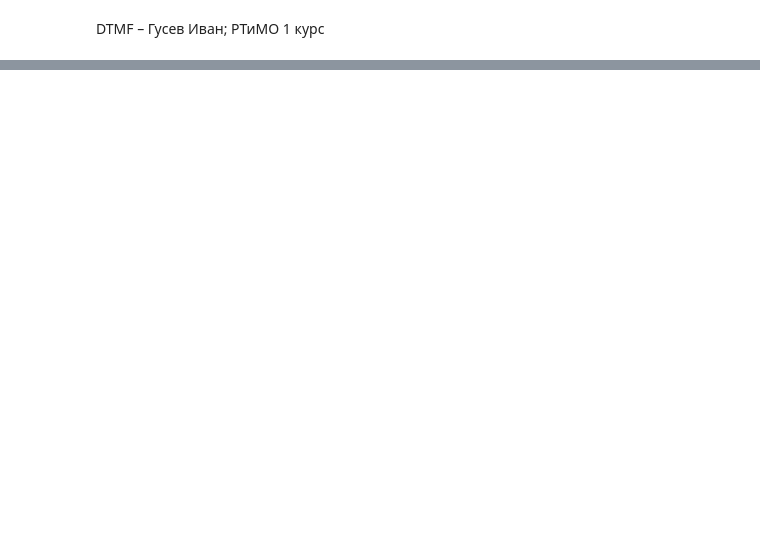
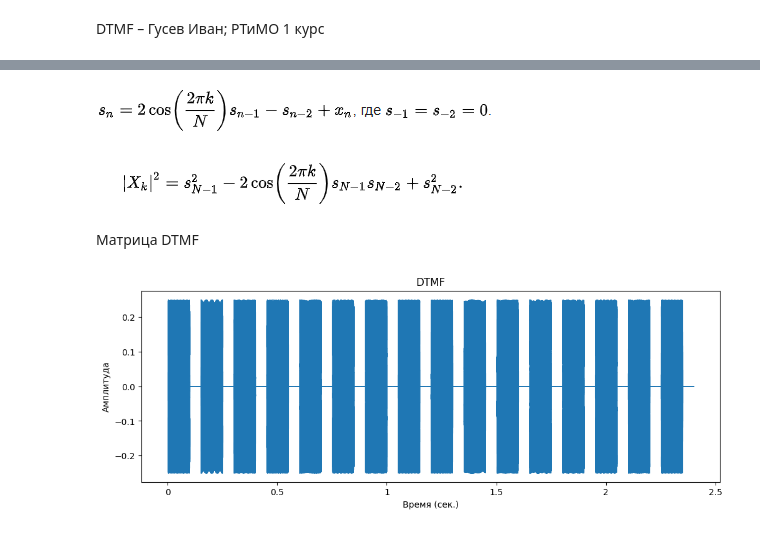
Before and after one commit to ivanVgusev/DSP2, a Jupyter notebook: lab2.ipynb, the cells around one changed output, grey strips where cells are left out. Saved outputs shown, nothing was run; the diff lists cells and outputs as text; code cells hidden in the pictures; blank space fills up the shorter version.

Commit message:
UPD: DTMF

```diff
--- a/lab2.ipynb
+++ b/lab2.ipynb
@@ -23,3 +23,22 @@ def goertzel(audio, target_frequency, sample_rate):
     Xk = math.sqrt(Xk_power)
 
     return Xk
+# %% [markdown]
+![image.png](attachment:image.png)
+# %% [markdown]
+![image.png](attachment:image.png)
+# %% [markdown]
+Матрица DTMF
+# %%
+sr = librosa.get_samplerate("DTMF_Lab3.wav")
+sound, _ = librosa.load("DTMF_Lab3.wav", sr=sr)
+# %%
+# Амплитуда
+plt.figure(figsize=(12, 4))
+librosa.display.waveshow(y, sr=sr)
+plt.title('DTMF')
+plt.xlabel('Время (сек.)')
+plt.ylabel('Амплитуда')
+plt.show()
+# %% [output]
+[figure, added]
```
Also changed, not shown: parts of 4 cells of this notebook.
